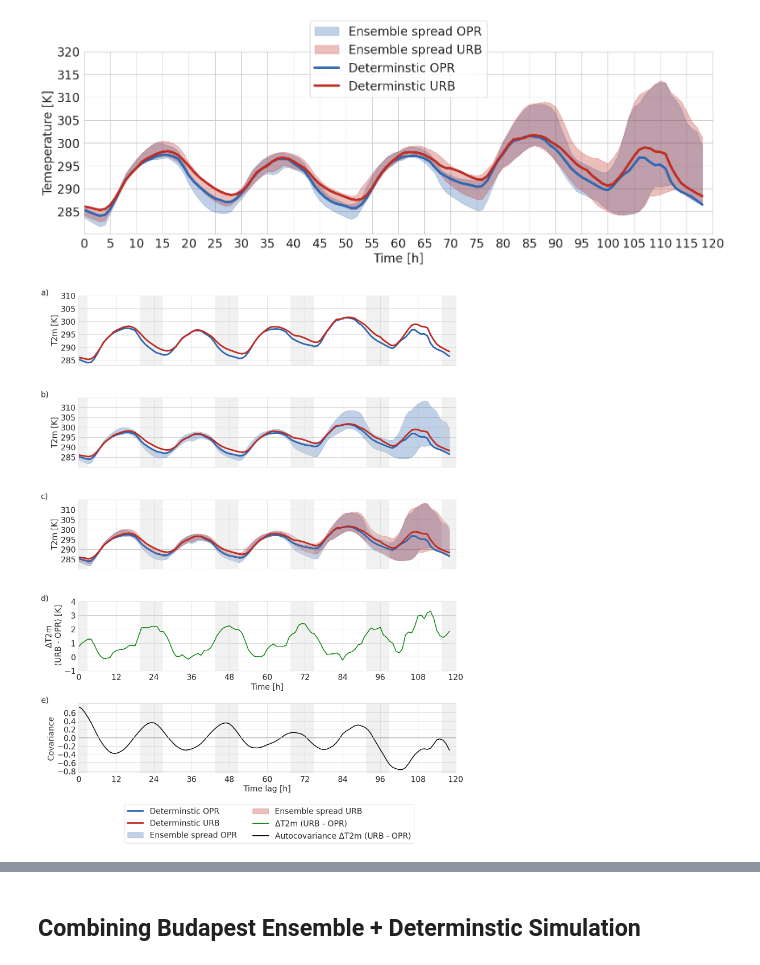
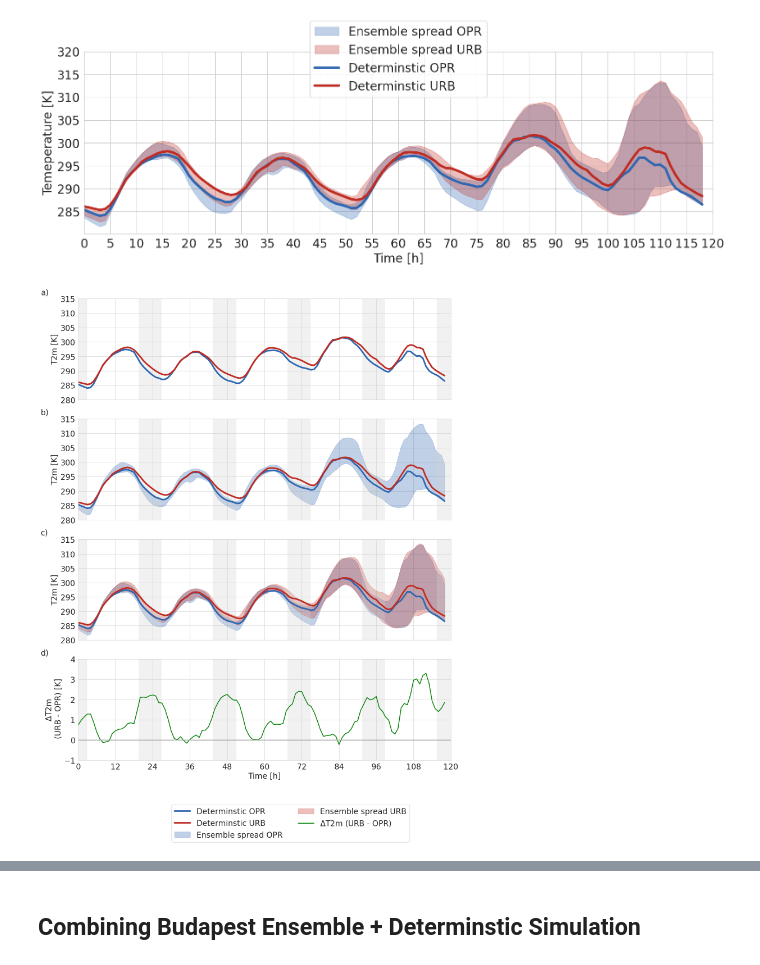
Before and after one commit to maymeret/master_thesis, a Jupyter notebook: 2022_cEU_lineplots_ensemble.ipynb, the cells around one changed output, grey strips where cells are left out. Saved outputs shown, nothing was run; the diff lists cells and outputs as text; code cells hidden in the pictures.

```diff
--- a/2022_cEU_lineplots_ensemble.ipynb
+++ b/2022_cEU_lineplots_ensemble.ipynb
@@ -137,0 +144,10 @@ data_NU_det = get_data(120, 'NU')
+# %%
+mean_NU = []
+
+for i in range(1, 120):
+    mean_NU.append(data_NU_det[i].T_2M.mean())
+
+mean_WU = []
+
+for i in range(1, 120):
+    mean_WU.append(data_WU_det[i].T_2M.mean())
@@ -467,13 +504,13 @@ plt.rcParams.update(params)
 
 x=0
 
-y_values_all = np.arange(285, 315, 5)
+y_values_all = np.arange(280, 316, 5)
 y_values_diff = np.arange(-1, 5, 1)
-y_values_auto = np.arange(-0.8, 0.8, 0.2)
+y_values_auto = np.arange(-0.8, 0.9, 0.4)
 
 x_values = np.arange(0, 121, 12)
 
-fig, axes = plt.subplots(nrows=5, ncols=1, figsize=(15, 20))
+fig, axes = plt.subplots(nrows=4, ncols=1, figsize=(15, 20))
 
 legend_handles = []
 legend_labels = []
@@ -486,7 +523,7 @@ night_end = [b, b + 24, b + 48, b + 72,  b + 96, b + 120]
 
 labels = ['a)', 'b)', 'c)', 'd)', 'e)']
 
-for i in range(5):
+for i in range(4):
     ax = axes[i]
     ax.text(-0.1, 1.1, labels[i], transform=ax.transAxes,
             fontsize=20, va='top')
@@ -521,47 +558,47 @@ axes[3].set_xticks(x_values)
 axes[3].set_xlabel('Time [h]')
 axes[3].set_xlim(x_values[0], x_values[-1])
 axes[3].set_xticks(x_values)
+axes[3].axhline(y=0, color='darkgrey', linestyle='-', lw =2)
 
-
-axes[4].plot(auto_cov[city], color='black', label='Autocovariance $\Delta$T2m (URB - OPR)', alpha=1, linewidth=2)
-axes[4].set_ylabel('Covariance')
-axes[4].set_xlabel('Time lag [h]')
-axes[4].axhline(y=0, color='darkgrey', linestyle='-', lw =2)
-axes[4].set_xlim(x_values[0], x_values[-1])
-axes[4].set_xticks(x_values)
+# axes[4].plot(auto_cov[city], color='black', label='Autocovariance $\Delta$T2m (URB - OPR)', alpha=1, linewidth=2)
+# axes[4].set_ylabel('Covariance')
+# axes[4].set_xlabel('Time lag [h]')
+# axes[4].axhline(y=0, color='darkgrey', linestyle='-', lw =2)
+# axes[4].set_xlim(x_values[0], x_values[-1])
+# axes[4].set_xticks(x_values)
 
 for i in range(3):
     axes[i].set_xlim(x_values[0], x_values[-1])
     axes[i].set_xticks(x_values)
     axes[i].set_xticklabels([])
 
 axes[3].set_yticks(y_values_diff)
-axes[4].set_yticks(y_values_auto)
+#axes[4].set_yticks(y_values_auto)
 for ax in axes[:3]:
     ax.set_yticks(y_values_all)
 
 for ax in axes:
     handles, labels = ax.get_legend_handles_labels()
     for handle, label in zip(handles, labels):
         if label not in legend_labels:
             legend_handles.append(handle)
             legend_labels.append(label)
 
 axes[-1].legend(legend_handles, legend_labels, loc='upper right', bbox_to_anchor=(.9, -.4),
                ncol = 2)
 
 
 for ax in axes:
     for start, end in zip(night_start, night_end):
         ax.axvspan(start, end, color='lightgrey', alpha=0.3)
 
 plt.subplots_adjust(hspace=0.1)
 
 plt.tight_layout()
 plt.savefig('../plots_2024/lineplots_berlin_combined_2022.jpeg', dpi = 300)
 plt.show()
 # %% [output]
-[figure, old version]
+[figure, new version]
 # %%
 params = {
     'axes.labelsize': 30,
```
Also changed, not shown: parts of 5 cells of this notebook, 10 other files.
